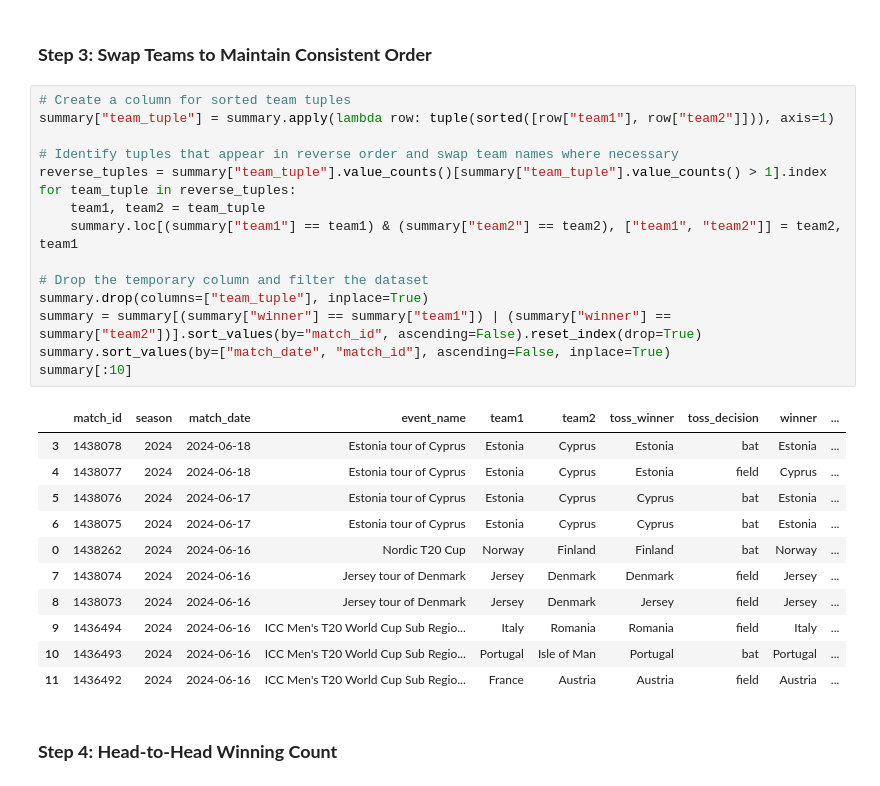
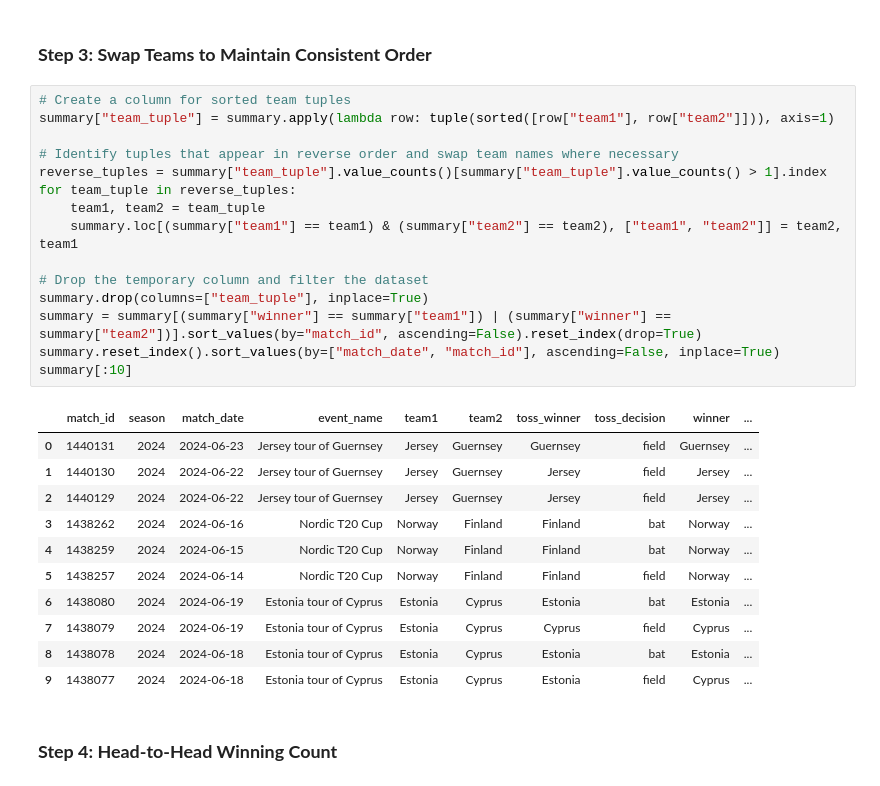
Before and after one commit to harikiranadangi/Predictive-Analytics-for-Cricket-Matches-Using-Machine-Learning, a Jupyter notebook: source_code/3.Feature_Engineering.ipynb, the cells around one changed output. Cells and saved outputs as stored; diff of their text form.

```diff
--- a/source_code/3.Feature_Engineering.ipynb
+++ b/source_code/3.Feature_Engineering.ipynb
@@ -47,30 +58,30 @@ No of Events: 359
 # %%
 # Create a column for sorted team tuples
 summary["team_tuple"] = summary.apply(lambda row: tuple(sorted([row["team1"], row["team2"]])), axis=1)
 
 # Identify tuples that appear in reverse order and swap team names where necessary
 reverse_tuples = summary["team_tuple"].value_counts()[summary["team_tuple"].value_counts() > 1].index
 for team_tuple in reverse_tuples:
     team1, team2 = team_tuple
     summary.loc[(summary["team1"] == team1) & (summary["team2"] == team2), ["team1", "team2"]] = team2, team1
 
 # Drop the temporary column and filter the dataset
 summary.drop(columns=["team_tuple"], inplace=True)
 summary = summary[(summary["winner"] == summary["team1"]) | (summary["winner"] == summary["team2"])].sort_values(by="match_id", ascending=False).reset_index(drop=True)
-summary.sort_values(by=["match_date", "match_id"], ascending=False, inplace=True)
+summary.reset_index().sort_values(by=["match_date", "match_id"], ascending=False, inplace=True)
 summary[:10]
 # %% [output]
 |  | match_id | season | match_date | event_name | team1 | team2 | toss_winner | toss_decision | winner | ... |
-| 3 | 1438078 | 2024 | 2024-06-18 | Estonia tour of Cyprus | Estonia | Cyprus | Estonia | bat | Estonia | ... |
-| 4 | 1438077 | 2024 | 2024-06-18 | Estonia tour of Cyprus | Estonia | Cyprus | Estonia | field | Cyprus | ... |
-| 5 | 1438076 | 2024 | 2024-06-17 | Estonia tour of Cyprus | Estonia | Cyprus | Cyprus | bat | Estonia | ... |
-| 6 | 1438075 | 2024 | 2024-06-17 | Estonia tour of Cyprus | Estonia | Cyprus | Cyprus | bat | Estonia | ... |
-| 0 | 1438262 | 2024 | 2024-06-16 | Nordic T20 Cup | Norway | Finland | Finland | bat | Norway | ... |
-| 7 | 1438074 | 2024 | 2024-06-16 | Jersey tour of Denmark | Jersey | Denmark | Denmark | field | Jersey | ... |
-| 8 | 1438073 | 2024 | 2024-06-16 | Jersey tour of Denmark | Jersey | Denmark | Jersey | field | Jersey | ... |
-| 9 | 1436494 | 2024 | 2024-06-16 | ICC Men's T20 World Cup Sub Regio... | Italy | Romania | Romania | field | Italy | ... |
-| 10 | 1436493 | 2024 | 2024-06-16 | ICC Men's T20 World Cup Sub Regio... | Portugal | Isle of Man | Portugal | bat | Portugal | ... |
-| 11 | 1436492 | 2024 | 2024-06-16 | ICC Men's T20 World Cup Sub Regio... | France | Austria | Austria | field | Austria | ... |
+| 0 | 1440131 | 2024 | 2024-06-23 | Jersey tour of Guernsey | Jersey | Guernsey | Guernsey | field | Guernsey | ... |
+| 1 | 1440130 | 2024 | 2024-06-22 | Jersey tour of Guernsey | Jersey | Guernsey | Jersey | field | Jersey | ... |
+| 2 | 1440129 | 2024 | 2024-06-22 | Jersey tour of Guernsey | Jersey | Guernsey | Jersey | field | Jersey | ... |
+| 3 | 1438262 | 2024 | 2024-06-16 | Nordic T20 Cup | Norway | Finland | Finland | bat | Norway | ... |
+| 4 | 1438259 | 2024 | 2024-06-15 | Nordic T20 Cup | Norway | Finland | Finland | bat | Norway | ... |
+| 5 | 1438257 | 2024 | 2024-06-14 | Nordic T20 Cup | Norway | Finland | Finland | field | Norway | ... |
+| 6 | 1438080 | 2024 | 2024-06-19 | Estonia tour of Cyprus | Estonia | Cyprus | Estonia | bat | Estonia | ... |
+| 7 | 1438079 | 2024 | 2024-06-19 | Estonia tour of Cyprus | Estonia | Cyprus | Cyprus | field | Cyprus | ... |
+| 8 | 1438078 | 2024 | 2024-06-18 | Estonia tour of Cyprus | Estonia | Cyprus | Estonia | bat | Estonia | ... |
+| 9 | 1438077 | 2024 | 2024-06-18 | Estonia tour of Cyprus | Estonia | Cyprus | Estonia | field | Cyprus | ... |
 # %% [markdown]
 ### **Step 4: Head-to-Head Winning Count**
 # %%
```
Also changed, not shown: parts of 11 cells of this notebook, 32 other files.
